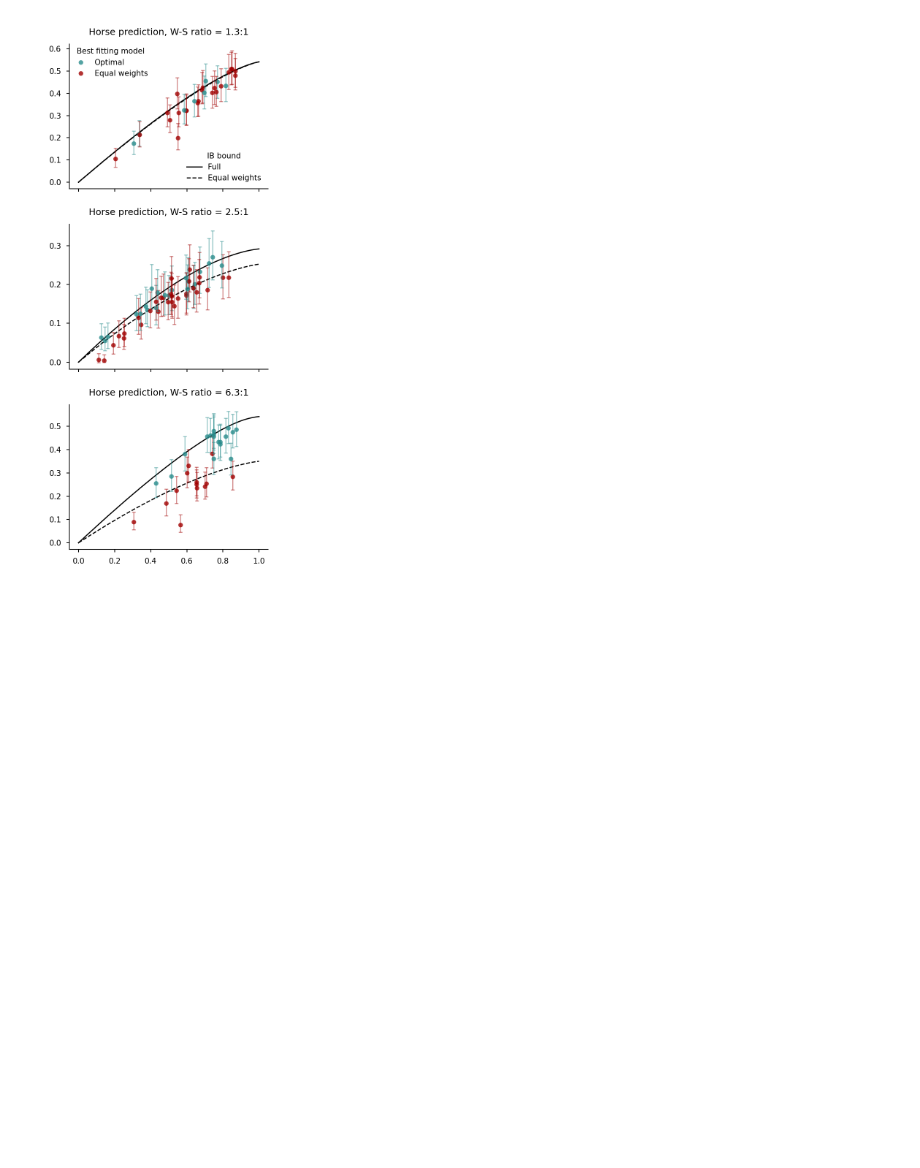
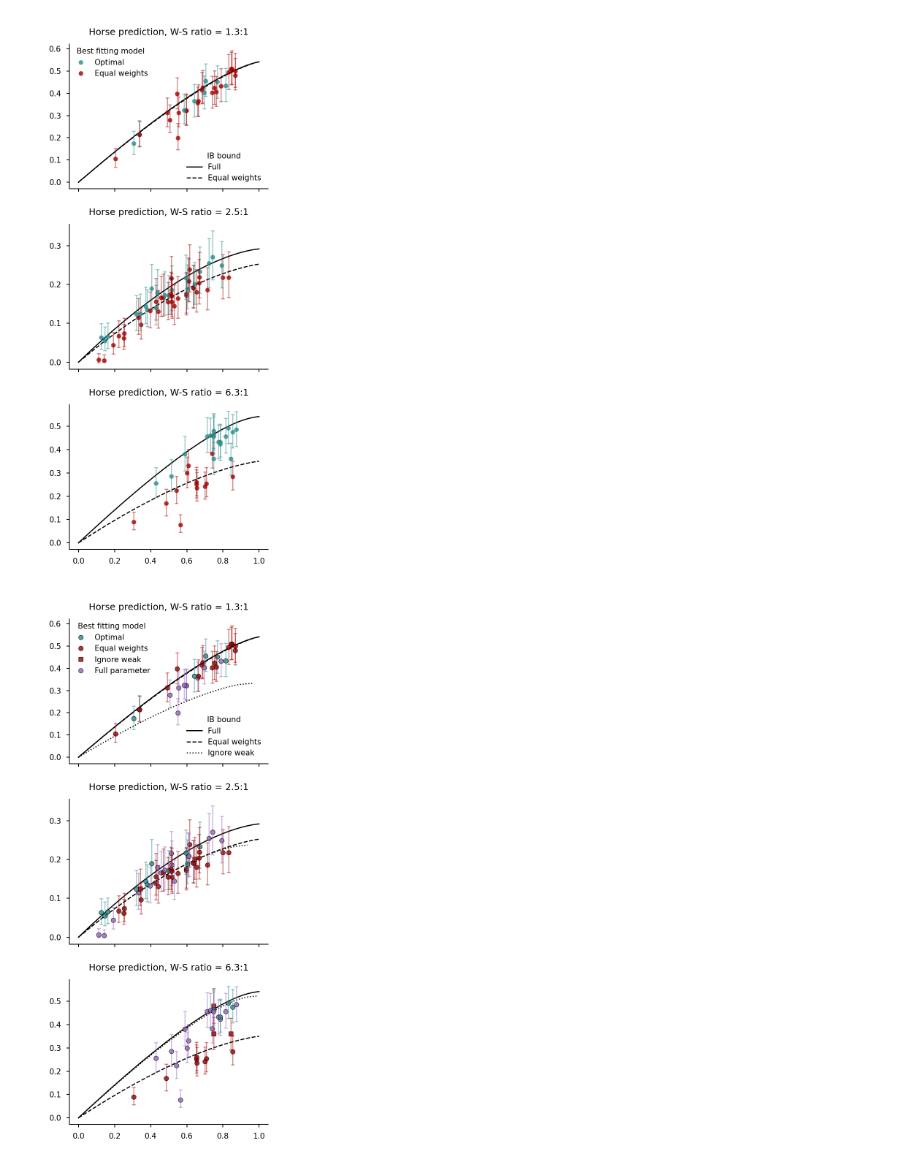
Before and after one commit to jacobaparker/human-inference-IB, a Jupyter notebook: main_analyses_figures.ipynb, the cells around one changed output. Cells and saved outputs as stored; diff of their text form; code cells hidden in the pictures; blank space fills up the shorter version.

```diff
--- a/main_analyses_figures.ipynb
+++ b/main_analyses_figures.ipynb
@@ -1508,3 +1554,98 @@ axs[2].set_title('Horse prediction, W-S ratio = 6.3:1', fontsize=6)
 plt.tight_layout()
 # %% [output]
 [figure]
+# %%
+
+exp = 'lowWS'
+
+alldata_ = alldata_dict[exp].copy()
+conds = (alldata_['exclude_Ixr']==0)
+
+mew = 0.3
+mec = 'k'
+
+fig, axs = plt.subplots(3, 1, figsize=(2.3, 5.2), dpi=300, sharex=True)
+
+full_bound, = axs[0].plot(bound_dict_horses[exp]['full']['I_XR'], bound_dict_horses[exp]['full']['I_RY'], 'k', linewidth=0.7, label='Full')
+ew_bound, = axs[0].plot(bound_dict_horses[exp]['equal-weights']['I_XR'], bound_dict_horses[exp]['equal-weights']['I_RY'], '--k', linewidth=0.7, label='Equal weights')
+iw_bound, = axs[0].plot(bound_dict_horses[exp]['ignore-weak']['I_XR'], bound_dict_horses[exp]['ignore-weak']['I_RY'], ':k', linewidth=0.7, label='Ignore weak')
+
+for sjind in pd.unique(alldata_[conds]['subject_index']):
+    sjconds = conds & (alldata_['subject_index'] == sjind)
+    if alldata_.loc[sjconds, 'best_model'].iat[0] == 'fully_optimal':
+        axs[0].errorbar(alldata_[sjconds]['Ixr'], alldata_[sjconds]['Iry'], yerr=[alldata_[sjconds]['Iry'] - alldata_[sjconds]['Iry_CI_lower'], alldata_[sjconds]['Iry_CI_upper'] - alldata_[sjconds]['Iry']], fmt='none', ecolor=optcolor, alpha=alpha_line, linewidth=0.6, capsize=1.2, capthick=0.6)
+        ibopt, = axs[0].plot(alldata_[sjconds]['Ixr'],alldata_[sjconds]['Iry'],'o',c=optcolor,alpha=alpha_dot,markersize=3,markeredgewidth=mew,markeredgecolor=mec,label='IB optimal')
+    elif alldata_.loc[sjconds, 'best_model'].iat[0] == 'equalweights':
+        axs[0].errorbar(alldata_[sjconds]['Ixr'], alldata_[sjconds]['Iry'], yerr=[alldata_[sjconds]['Iry'] - alldata_[sjconds]['Iry_CI_lower'], alldata_[sjconds]['Iry_CI_upper'] - alldata_[sjconds]['Iry']], fmt='none', ecolor=heurcolor, alpha=alpha_line, linewidth=0.6, capsize=1.2, capthick=0.6)
+        ew, = axs[0].plot(alldata_[sjconds]['Ixr'],alldata_[sjconds]['Iry'],'o',c=heurcolor,alpha=alpha_dot,markersize=3,markeredgewidth=mew,markeredgecolor=mec,label='Equal weights heuristic')
+    elif alldata_.loc[sjconds, 'best_model'].iat[0] == 'ignoreweak':
+        axs[0].errorbar(alldata_[sjconds]['Ixr'], alldata_[sjconds]['Iry'], yerr=[alldata_[sjconds]['Iry'] - alldata_[sjconds]['Iry_CI_lower'], alldata_[sjconds]['Iry_CI_upper'] - alldata_[sjconds]['Iry']], fmt='none', ecolor=heurcolor, alpha=alpha_line, linewidth=0.6, capsize=1.2, capthick=0.6)
+        iw, = axs[0].plot(alldata_[sjconds]['Ixr'],alldata_[sjconds]['Iry'],'s',c=heurcolor,alpha=alpha_dot,markersize=3,markeredgewidth=mew,markeredgecolor=mec,label='Ignore weak heuristic')
+    elif alldata_.loc[sjconds, 'best_model'].iat[0] == 'fullparam':
+        axs[0].errorbar(alldata_[sjconds]['Ixr'], alldata_[sjconds]['Iry'], yerr=[alldata_[sjconds]['Iry'] - alldata_[sjconds]['Iry_CI_lower'], alldata_[sjconds]['Iry_CI_upper'] - alldata_[sjconds]['Iry']], fmt='none', ecolor=fullparamcolor, alpha=alpha_line, linewidth=0.6, capsize=1.2, capthick=0.6)
+        fp, = axs[0].plot(alldata_[sjconds]['Ixr'],alldata_[sjconds]['Iry'],'o',c=fullparamcolor,alpha=alpha_dot,markersize=3,markeredgewidth=mew,markeredgecolor=mec,label='Full parameter')
+iw, = axs[0].plot([],[], 's', c=heurcolor, alpha=alpha_dot, markersize=3, markeredgewidth=mew, markeredgecolor=mec, label='Ignore weak heuristic')
+format_axis(axs[0])
+axs[0].set_title('Horse prediction, W-S ratio = 1.3:1', fontsize=6)
+leg1 = axs[0].legend(handles=[full_bound, ew_bound, iw_bound], labels=['Full', 'Equal weights', 'Ignore weak'], title='IB bound', loc='lower right', title_fontsize=5, fontsize=5, frameon=False)
+leg2 = axs[0].legend(handles=[ibopt, ew, iw, fp], labels=['Optimal', 'Equal weights', 'Ignore weak', 'Full parameter'], fontsize=5, frameon=False, title='Best fitting model',  title_fontsize=5, borderpad=0)
+axs[0].add_artist(leg1)
+
+# axs[0].legend(handles=[ibopt, ew], labels=['Optimal', 'Equal weights'], fontsize=5, frameon=False, title='Best fitting model',  title_fontsize=5, borderpad=0)
+
+exp = 'midWS'
+
+alldata_ = alldata_dict[exp].copy()
+conds = (alldata_['exclude_Ixr']==0)
+
+full_bound, = axs[1].plot(bound_dict_horses[exp]['full']['I_XR'], bound_dict_horses[exp]['full']['I_RY'], 'k', linewidth=0.7, label='Full')
+ew_bound, = axs[1].plot(bound_dict_horses[exp]['equal-weights']['I_XR'], bound_dict_horses[exp]['equal-weights']['I_RY'], '--k', linewidth=0.7, label='Equal weights')
+iw_bound, = axs[1].plot(bound_dict_horses[exp]['ignore-weak']['I_XR'], bound_dict_horses[exp]['ignore-weak']['I_RY'], ':k', linewidth=0.7, label='Ignore weak')
+for sjind in pd.unique(alldata_[conds]['subject_index']):
+    sjconds = conds & (alldata_['subject_index'] == sjind)
+    if alldata_.loc[sjconds, 'best_model'].iat[0] == 'fully_optimal':
+        axs[1].errorbar(alldata_[sjconds]['Ixr'], alldata_[sjconds]['Iry'], yerr=[alldata_[sjconds]['Iry'] - alldata_[sjconds]['Iry_CI_lower'], alldata_[sjconds]['Iry_CI_upper'] - alldata_[sjconds]['Iry']], fmt='none', ecolor=optcolor, alpha=alpha_line, linewidth=0.6, capsize=1.2, capthick=0.6)
+        ibopt, = axs[1].plot(alldata_[sjconds]['Ixr'],alldata_[sjconds]['Iry'],'o',c=optcolor,alpha=alpha_dot,markersize=3,markeredgewidth=mew,markeredgecolor=mec,label='IB optimal')
+    elif alldata_.loc[sjconds, 'best_model'].iat[0] == 'equalweights':
+        axs[1].errorbar(alldata_[sjconds]['Ixr'], alldata_[sjconds]['Iry'], yerr=[alldata_[sjconds]['Iry'] - alldata_[sjconds]['Iry_CI_lower'], alldata_[sjconds]['Iry_CI_upper'] - alldata_[sjconds]['Iry']], fmt='none', ecolor=heurcolor, alpha=alpha_line, linewidth=0.6, capsize=1.2, capthick=0.6)
+        ew, = axs[1].plot(alldata_[sjconds]['Ixr'],alldata_[sjconds]['Iry'],'o',c=heurcolor,alpha=alpha_dot,markersize=3,markeredgewidth=mew,markeredgecolor=mec,label='Equal weights heuristic')
+    elif alldata_.loc[sjconds, 'best_model'].iat[0] == 'ignoreweak':
+        axs[1].errorbar(alldata_[sjconds]['Ixr'], alldata_[sjconds]['Iry'], yerr=[alldata_[sjconds]['Iry'] - alldata_[sjconds]['Iry_CI_lower'], alldata_[sjconds]['Iry_CI_upper'] - alldata_[sjconds]['Iry']], fmt='none', ecolor=heurcolor, alpha=alpha_line, linewidth=0.6, capsize=1.2, capthick=0.6)
+        iw, = axs[1].plot(alldata_[sjconds]['Ixr'],alldata_[sjconds]['Iry'],'s',c=heurcolor,alpha=alpha_dot,markersize=3,markeredgewidth=mew,markeredgecolor=mec,label='Ignore weak heuristic')
+    elif alldata_.loc[sjconds, 'best_model'].iat[0] == 'fullparam':
+        axs[1].errorbar(alldata_[sjconds]['Ixr'], alldata_[sjconds]['Iry'], yerr=[alldata_[sjconds]['Iry'] - alldata_[sjconds]['Iry_CI_lower'], alldata_[sjconds]['Iry_CI_upper'] - alldata_[sjconds]['Iry']], fmt='none', ecolor=fullparamcolor, alpha=alpha_line, linewidth=0.6, capsize=1.2, capthick=0.6)
+        fp, = axs[1].plot(alldata_[sjconds]['Ixr'],alldata_[sjconds]['Iry'],'o',c=fullparamcolor,alpha=alpha_dot,markersize=3,markeredgewidth=mew,markeredgecolor=mec,label='Full parameter')
+format_axis(axs[1])
+axs[1].set_title('Horse prediction, W-S ratio = 2.5:1', fontsize=6)
+axs[1].set_yticks([0,0.1,0.2,0.3])
+
+
+exp = 'highWS'
+
+alldata_ = alldata_dict[exp].copy()
+conds = (alldata_['exclude_Ixr']==0)
+
+full_bound, = axs[2].plot(bound_dict_horses[exp]['full']['I_XR'], bound_dict_horses[exp]['full']['I_RY'], 'k', linewidth=0.7, label='Full')
+ew_bound, = axs[2].plot(bound_dict_horses[exp]['equal-weights']['I_XR'], bound_dict_horses[exp]['equal-weights']['I_RY'], '--k', linewidth=0.7, label='Equal weights')
+iw_bound, = axs[2].plot(bound_dict_horses[exp]['ignore-weak']['I_XR'], bound_dict_horses[exp]['ignore-weak']['I_RY'], ':k', linewidth=0.7, label='Ignore weak')
+
+for sjind in pd.unique(alldata_[conds]['subject_index']):
+    sjconds = conds & (alldata_['subject_index'] == sjind)
+    if alldata_.loc[sjconds, 'best_model'].iat[0] == 'fully_optimal':
+        axs[2].errorbar(alldata_[sjconds]['Ixr'], alldata_[sjconds]['Iry'], yerr=[alldata_[sjconds]['Iry'] - alldata_[sjconds]['Iry_CI_lower'], alldata_[sjconds]['Iry_CI_upper'] - alldata_[sjconds]['Iry']], fmt='none', ecolor=optcolor, alpha=alpha_line, linewidth=0.6, capsize=1.2, capthick=0.6)
+        ibopt, = axs[2].plot(alldata_[sjconds]['Ixr'],alldata_[sjconds]['Iry'],'o',c=optcolor,alpha=alpha_dot,markersize=3,markeredgewidth=mew,markeredgecolor=mec,label='IB optimal')
+    elif alldata_.loc[sjconds, 'best_model'].iat[0] == 'equalweights':
+        axs[2].errorbar(alldata_[sjconds]['Ixr'], alldata_[sjconds]['Iry'], yerr=[alldata_[sjconds]['Iry'] - alldata_[sjconds]['Iry_CI_lower'], alldata_[sjconds]['Iry_CI_upper'] - alldata_[sjconds]['Iry']], fmt='none', ecolor=heurcolor, alpha=alpha_line, linewidth=0.6, capsize=1.2, capthick=0.6)
+        ew, = axs[2].plot(alldata_[sjconds]['Ixr'],alldata_[sjconds]['Iry'],'o',c=heurcolor,alpha=alpha_dot,markersize=3,markeredgewidth=mew,markeredgecolor=mec,label='Equal weights heuristic')
+    elif alldata_.loc[sjconds, 'best_model'].iat[0] == 'ignoreweak':
+        axs[2].errorbar(alldata_[sjconds]['Ixr'], alldata_[sjconds]['Iry'], yerr=[alldata_[sjconds]['Iry'] - alldata_[sjconds]['Iry_CI_lower'], alldata_[sjconds]['Iry_CI_upper'] - alldata_[sjconds]['Iry']], fmt='none', ecolor=heurcolor, alpha=alpha_line, linewidth=0.6, capsize=1.2, capthick=0.6)
+        iw, = axs[2].plot(alldata_[sjconds]['Ixr'],alldata_[sjconds]['Iry'],'s',c=heurcolor,alpha=alpha_dot,markersize=3,markeredgewidth=mew,markeredgecolor=mec,label='Ignore weak heuristic')
+    elif alldata_.loc[sjconds, 'best_model'].iat[0] == 'fullparam':
+        axs[2].errorbar(alldata_[sjconds]['Ixr'], alldata_[sjconds]['Iry'], yerr=[alldata_[sjconds]['Iry'] - alldata_[sjconds]['Iry_CI_lower'], alldata_[sjconds]['Iry_CI_upper'] - alldata_[sjconds]['Iry']], fmt='none', ecolor=fullparamcolor, alpha=alpha_line, linewidth=0.6, capsize=1.2, capthick=0.6)
+        fp, = axs[2].plot(alldata_[sjconds]['Ixr'],alldata_[sjconds]['Iry'],'o',c=fullparamcolor,alpha=alpha_dot,markersize=3,markeredgewidth=mew,markeredgecolor=mec,label='Full parameter')
+format_axis(axs[2])
+axs[2].set_title('Horse prediction, W-S ratio = 6.3:1', fontsize=6)
+
+plt.tight_layout()
+# %% [output]
+[figure, added]
```
Also changed, not shown: parts of 22 cells of this notebook, 3 other files.
